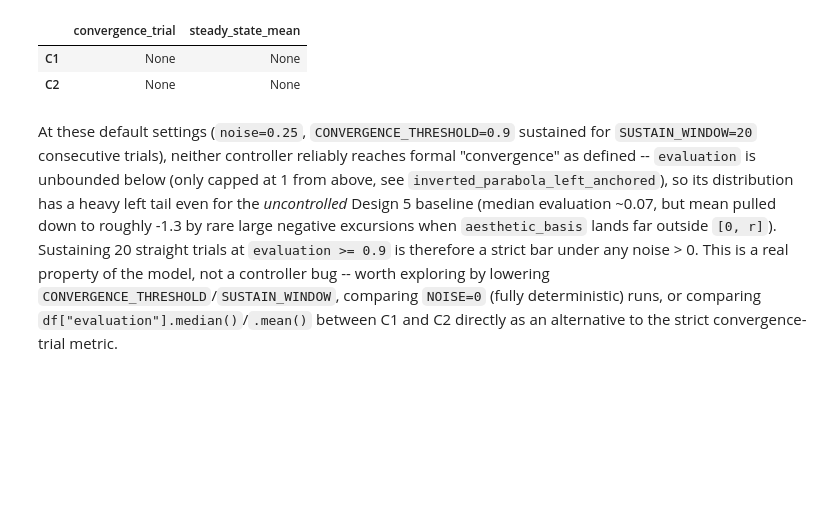
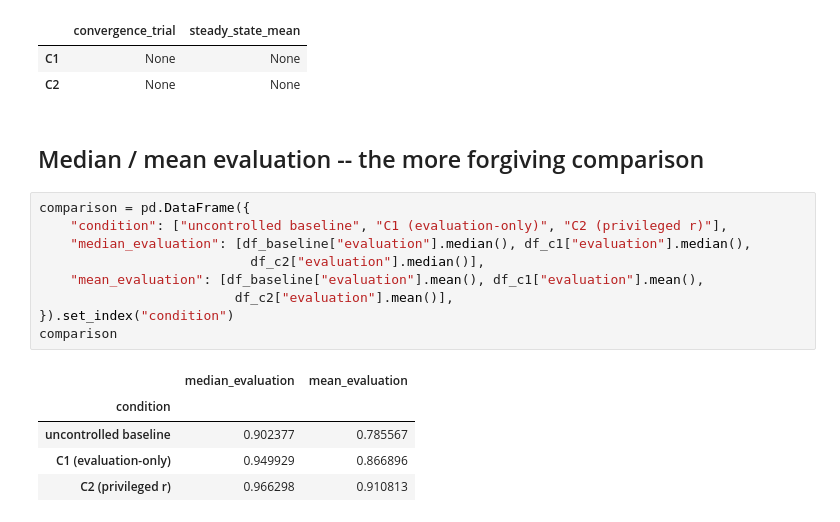
Before and after one commit to mark-orr/aesthetic-memory-model, a Jupyter notebook: notebooks/design6_control_c1c2.ipynb, the cells around one changed output. Saved outputs shown, nothing was run; the diff lists cells and outputs as text; blank space fills up the shorter version.

```diff
--- a/notebooks/design6_control_c1c2.ipynb
+++ b/notebooks/design6_control_c1c2.ipynb
@@ -106,5 +116,20 @@ pd.DataFrame({"C1": metrics_c1, "C2": metrics_c2}).T
 |  | convergence_trial | steady_state_mean |
 | C1 | None | None |
 | C2 | None | None |
-# %% [markdown]
-At these default settings (`noise=0.25`, `CONVERGENCE_THRESHOLD=0.9` sustained for `SUSTAIN_WINDOW=20` consecutive trials), neither controller reliably reaches formal "convergence" as defined -- `evaluation` is unbounded below (only capped at 1 from above, see `inverted_parabola_left_anchored`), so its distribution has a heavy left tail even for the *uncontrolled* Design 5 baseline (median evaluation ~0.07, but mean pulled down to roughly -1.3 by rare large negative excursions when `aesthetic_basis` lands far outside `[0, r]`). Sustaining 20 straight trials at `evaluation >= 0.9` is therefore a strict bar under any noise > 0. This is a real property of the model, not a controller bug -- worth exploring by lowering `CONVERGENCE_THRESHOLD`/`SUSTAIN_WINDOW`, comparing `NOISE=0` (fully deterministic) runs, or comparing `df["evaluation"].median()`/`.mean()` between C1 and C2 directly as an alternative to the strict convergence-trial metric.
+# %% [markdown]
+## Median / mean evaluation -- the more forgiving comparison
+# %%
+comparison = pd.DataFrame({
+    "condition": ["uncontrolled baseline", "C1 (evaluation-only)", "C2 (privileged r)"],
+    "median_evaluation": [df_baseline["evaluation"].median(), df_c1["evaluation"].median(),
+                           df_c2["evaluation"].median()],
+    "mean_evaluation": [df_baseline["evaluation"].mean(), df_c1["evaluation"].mean(),
+                         df_c2["evaluation"].mean()],
+}).set_index("condition")
+comparison
+# %% [output]
+|  | median_evaluation | mean_evaluation |
+| condition |  |  |
+| uncontrolled baseline | 0.902377 | 0.785567 |
+| C1 (evaluation-only) | 0.949929 | 0.866896 |
+| C2 (privileged r) | 0.966298 | 0.910813 |
```
Also changed, not shown: parts of 7 cells of this notebook, 4 other files.
